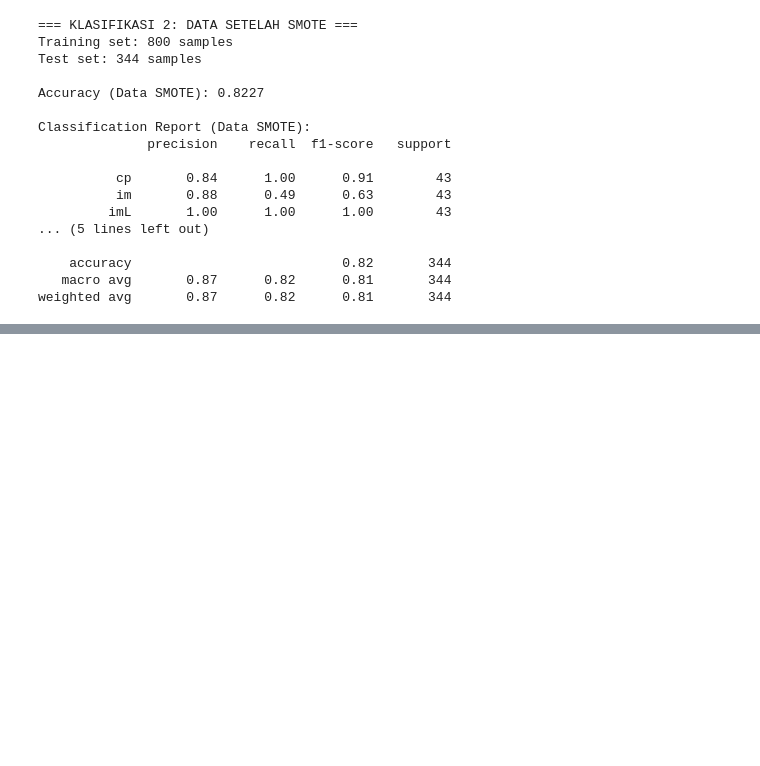
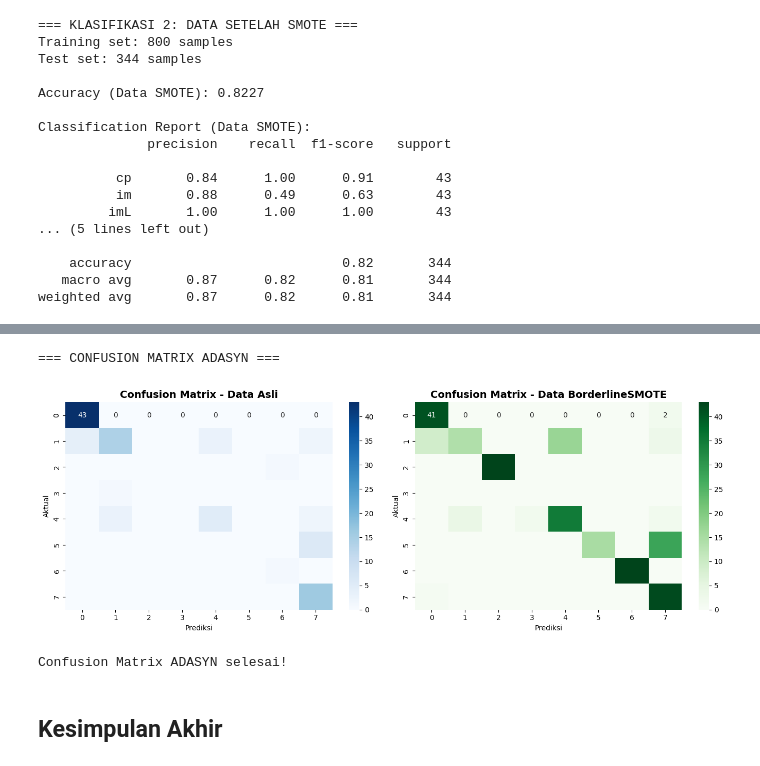
Before and after one commit to elpitaa/PSD, a Jupyter notebook: tugas/_build/html/_sources/Klasifikasi Naive Bayes.ipynb, the cells around one changed output, grey strips where cells are left out. Saved outputs shown, nothing was run; the diff lists cells and outputs as text; code cells hidden in the pictures; blank space fills up the shorter version.

```diff
--- a/tugas/_build/html/_sources/Klasifikasi Naive Bayes.ipynb
+++ b/tugas/_build/html/_sources/Klasifikasi Naive Bayes.ipynb
@@ -433 +828,32 @@ Confusion Matrix selesai!
+# %%
+# CONFUSION MATRIX ADASYN
+print("=== CONFUSION MATRIX ADASYN ===")
+
+# Buat confusion matrix untuk kedua model
+fig, (ax1, ax2) = plt.subplots(1, 2, figsize=(14, 5))
+
+# Confusion Matrix - Data Asli
+cm_original = confusion_matrix(y_test, y_pred_original)
+sns.heatmap(cm_original, annot=True, fmt='d', cmap='Blues', ax=ax1)
+ax1.set_title('Confusion Matrix - Data Asli', fontsize=14, fontweight='bold')
+ax1.set_xlabel('Prediksi')
+ax1.set_ylabel('Aktual')
+
+# Confusion Matrix - Data ADASYN
+cm_adasyn = confusion_matrix(y_test_adasyn, y_pred_adasyn)
+sns.heatmap(cm_adasyn, annot=True, fmt='d', cmap='Greens', ax=ax2)
+ax2.set_title(f'Confusion Matrix - Data {adasyn_method}', fontsize=14, fontweight='bold')
+ax2.set_xlabel('Prediksi')
+ax2.set_ylabel('Aktual')
+
+plt.tight_layout()
+plt.show()
+
+print("Confusion Matrix ADASYN selesai!")
+# %% [output]
+=== CONFUSION MATRIX ADASYN ===
+[figure, added]
+Confusion Matrix ADASYN selesai!
+# %% [markdown]
+## Kesimpulan Akhir
 # %%
```
Also changed, not shown: parts of 21 cells of this notebook, 30 other files.
